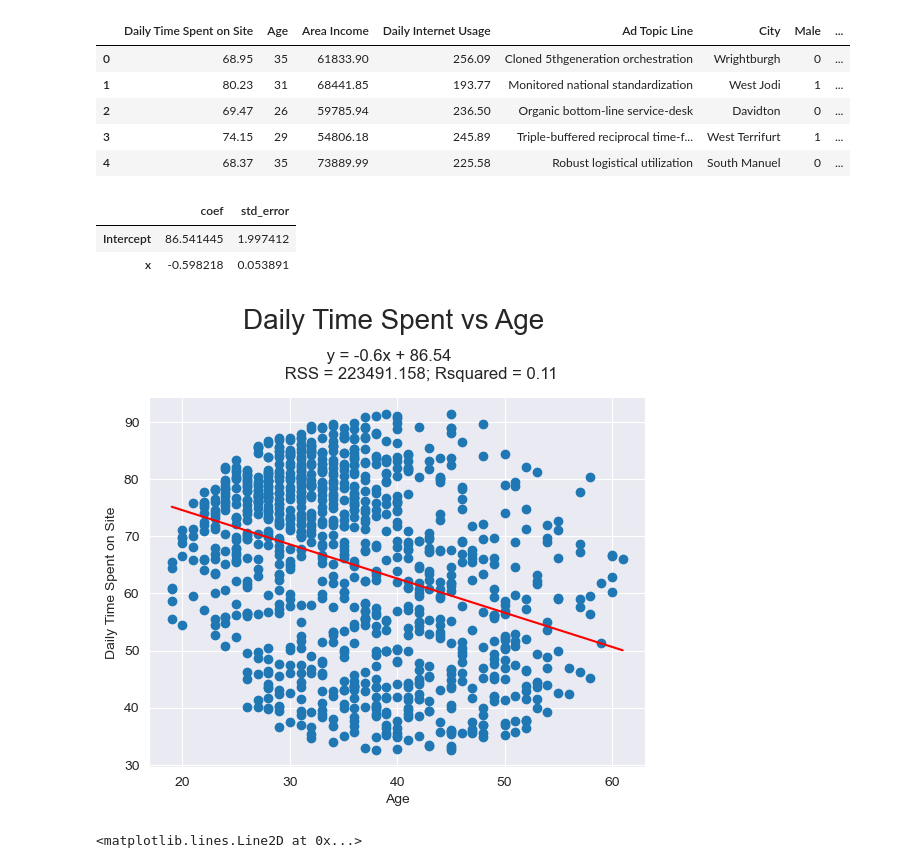
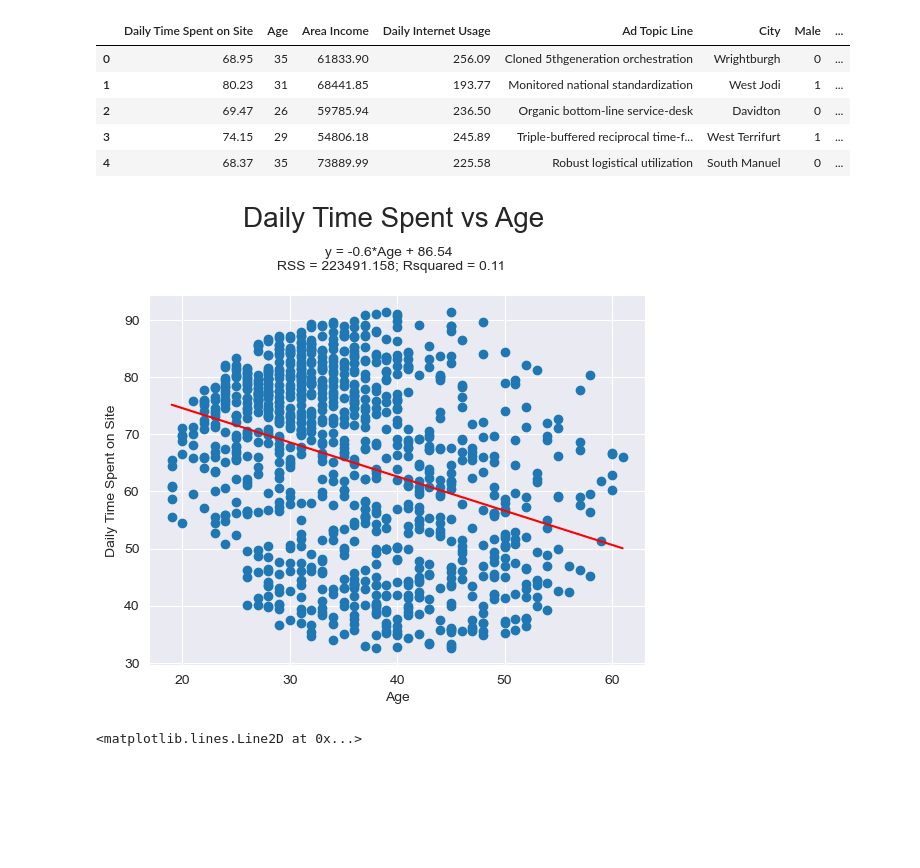
Before and after one commit to alamkelana/Hypothesis-and-Linear-Regression-on-Advertising-Data, a Jupyter notebook: project_statistics.ipynb, the cells around one changed output. Saved outputs shown, nothing was run; the diff lists cells and outputs as text; code cells hidden in the pictures; blank space fills up the shorter version.

```diff
--- a/project_statistics.ipynb
+++ b/project_statistics.ipynb
@@ -317,35 +318,29 @@ y = data["Daily Time Spent on Site"]
 
 result = smf.ols("y~x", data).fit()
 coefstde, params = GetCoefError(result)
-# %%
-coefstde
-# %% [output]
-|  | coef | std_error |
-| Intercept | 86.541445 | 1.997412 |
-| x | -0.598218 | 0.053891 |
 # %%
 #taking the intercept and beta from the cofstde table
 intercept = coefstde.iloc[0,0]
 b1_hat = coefstde.iloc[1,0]
 
 #define x and y for the line to be plotted
 xplot = np.linspace(np.min(x), np.max(x), len(data))
 yplot = intercept+b1_hat*xplot
 
 #make scatter plot of the data
 plt.scatter(x, y)
 plt.plot(xplot, yplot, color = "red")
 
 #make figure and axes title
 plt.title(f"Daily Time Spent vs Age \n\n", fontdict= {"fontsize": 20})
-plt.suptitle(f" y = {np.round(b1_hat,2)}x + {np.round(intercept,2)} \n \
-             RSS = {np.round(params.iloc[1,0],3)}; Rsquared = {np.round(params.iloc[0,0],3)}")
+plt.suptitle(f" y = {np.round(b1_hat,2)}*{x.name} + {np.round(intercept,2)} \n \
+RSS = {np.round(params.iloc[1,0],3)}; Rsquared = {np.round(params.iloc[0,0],3)}", fontsize = 10)
 plt.xlabel("Age")
 plt.ylabel("Daily Time Spent on Site")
 
 plt.show()
 # %% [output]
-[figure, old version]
+[figure, new version]
 # %%
 # plot the predicted values, and the residual
 plt.scatter(yplot, result.resid,
```
Also changed, not shown: parts of 9 cells of this notebook.
